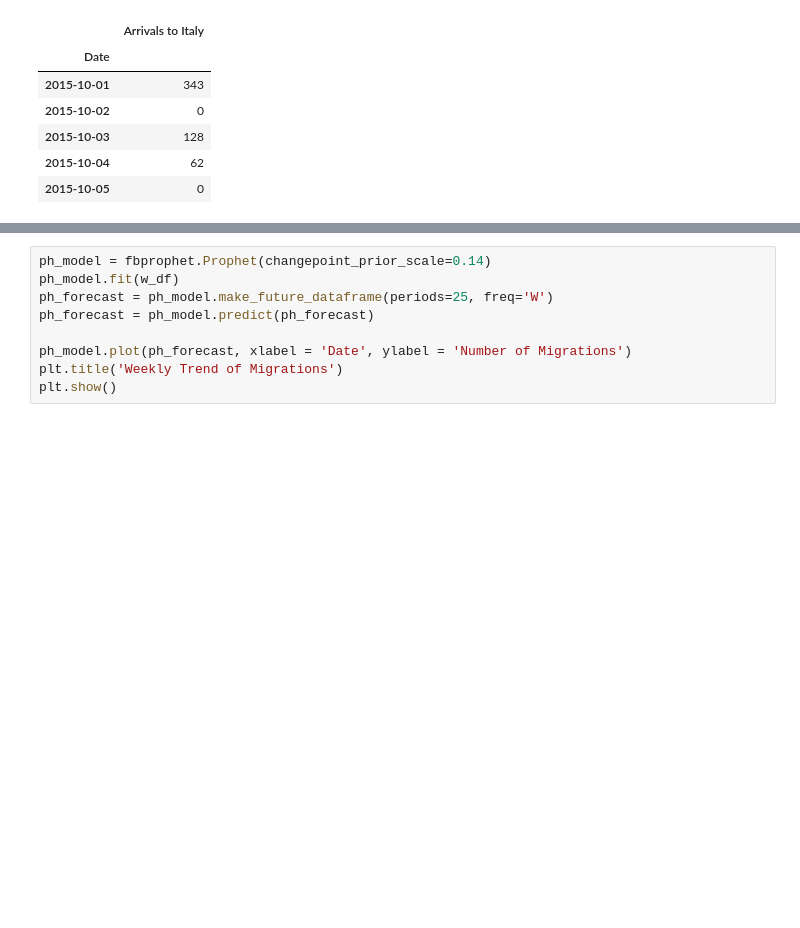
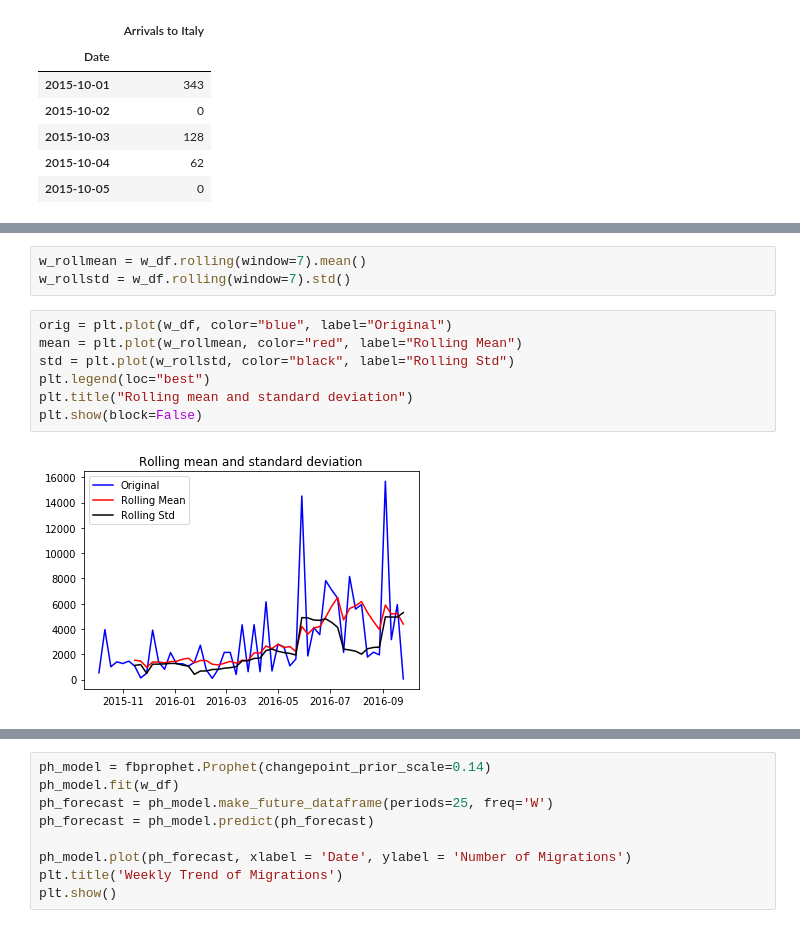
Before and after one commit to hmafnan/Timeseries-Analysis, a Jupyter notebook: src/Analysis.ipynb, the cells around one changed output, grey strips where cells are left out. Drawn from its saved outputs; the diff is of its cells as text; blank space fills up the shorter version.

```diff
--- a/src/Analysis.ipynb
+++ b/src/Analysis.ipynb
@@ -38,0 +76,12 @@ plt.show()
+# %%
+w_rollmean = w_df.rolling(window=7).mean()
+w_rollstd = w_df.rolling(window=7).std()
+# %%
+orig = plt.plot(w_df, color="blue", label="Original")
+mean = plt.plot(w_rollmean, color="red", label="Rolling Mean")
+std = plt.plot(w_rollstd, color="black", label="Rolling Std")
+plt.legend(loc="best")
+plt.title("Rolling mean and standard deviation")
+plt.show(block=False)
+# %% [output]
+[figure, added]
```
Also changed, not shown: parts of 11 cells of this notebook, 4 other files.
